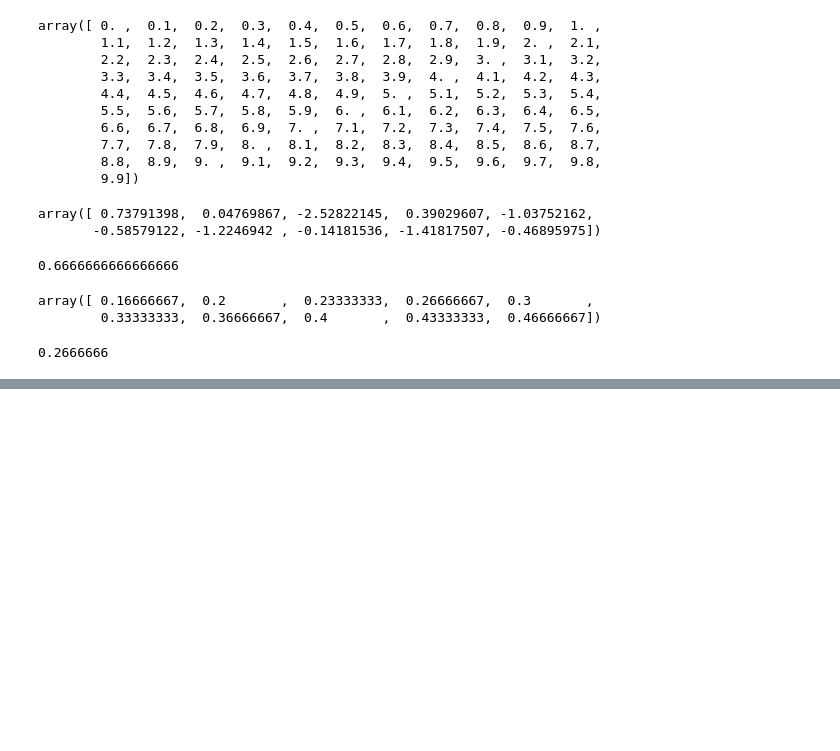
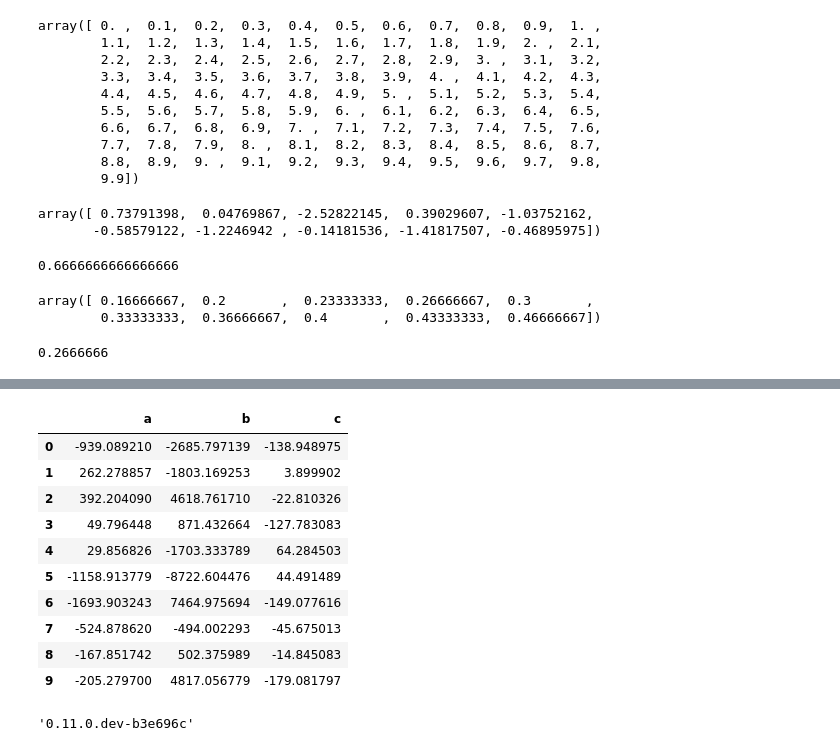
Before and after one commit to lro-diviner/divcalib, a Jupyter notebook: playing around.ipynb, the cells around one changed output, grey strips where cells are left out. Saved outputs shown, nothing was run; the diff lists cells and outputs as text; code cells hidden in the pictures; blank space fills up the shorter version.

```diff
--- a/playing around.ipynb
+++ b/playing around.ipynb
@@ -67,0 +104,20 @@ array([ 0.16666667,  0.2       ,  0.23333333,  0.26666667,  0.3       ,
+# %%
+df.ix[:,df.filter(regex='[bc]').columns] *=10
+# %%
+df
+# %% [output]
+|  | a | b | c |
+| 0 | -939.089210 | -2685.797139 | -138.948975 |
+| 1 | 262.278857 | -1803.169253 | 3.899902 |
+| 2 | 392.204090 | 4618.761710 | -22.810326 |
+| 3 | 49.796448 | 871.432664 | -127.783083 |
+| 4 | 29.856826 | -1703.333789 | 64.284503 |
+| 5 | -1158.913779 | -8722.604476 | 44.491489 |
+| 6 | -1693.903243 | 7464.975694 | -149.077616 |
+| 7 | -524.878620 | -494.002293 | -45.675013 |
+| 8 | -167.851742 | 502.375989 | -14.845083 |
+| 9 | -205.279700 | 4817.056779 | -179.081797 |
+# %%
+pd.__version__
+# %% [output]
+'0.11.0.dev-b3e696c'
```
Also changed, not shown: parts of 10 cells of this notebook, 6 other files.
